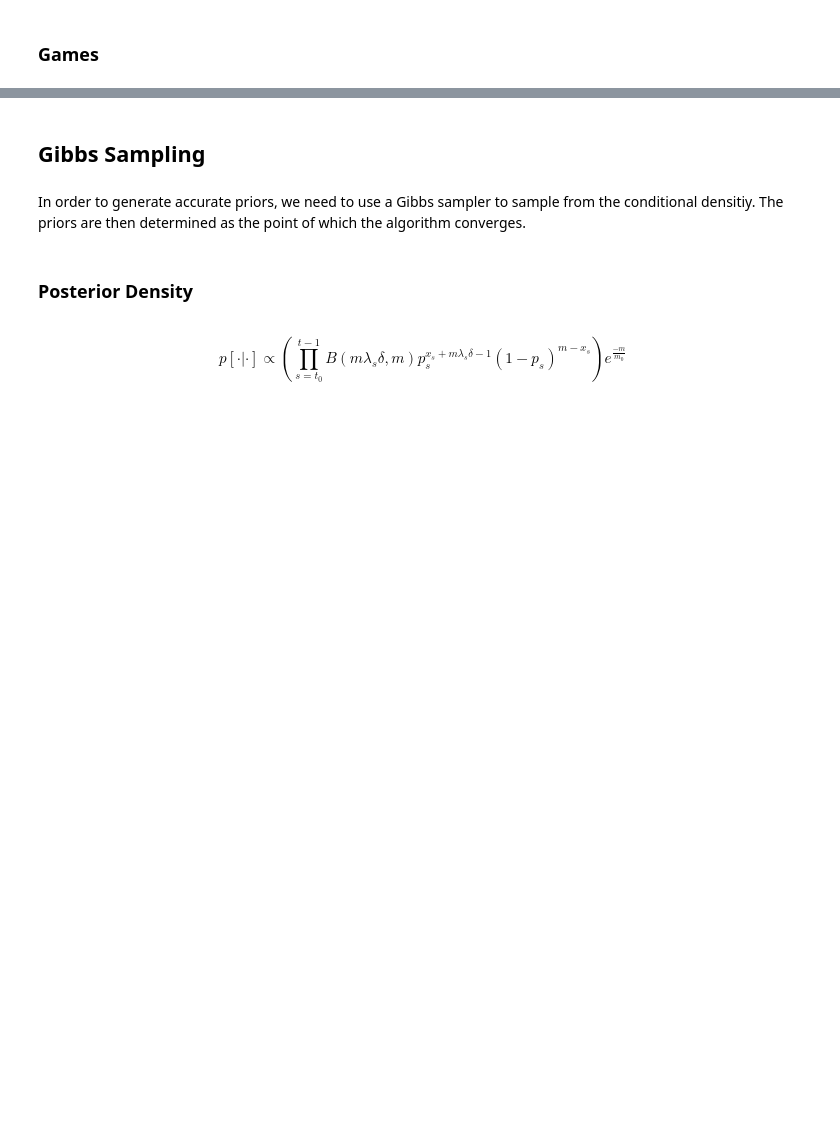
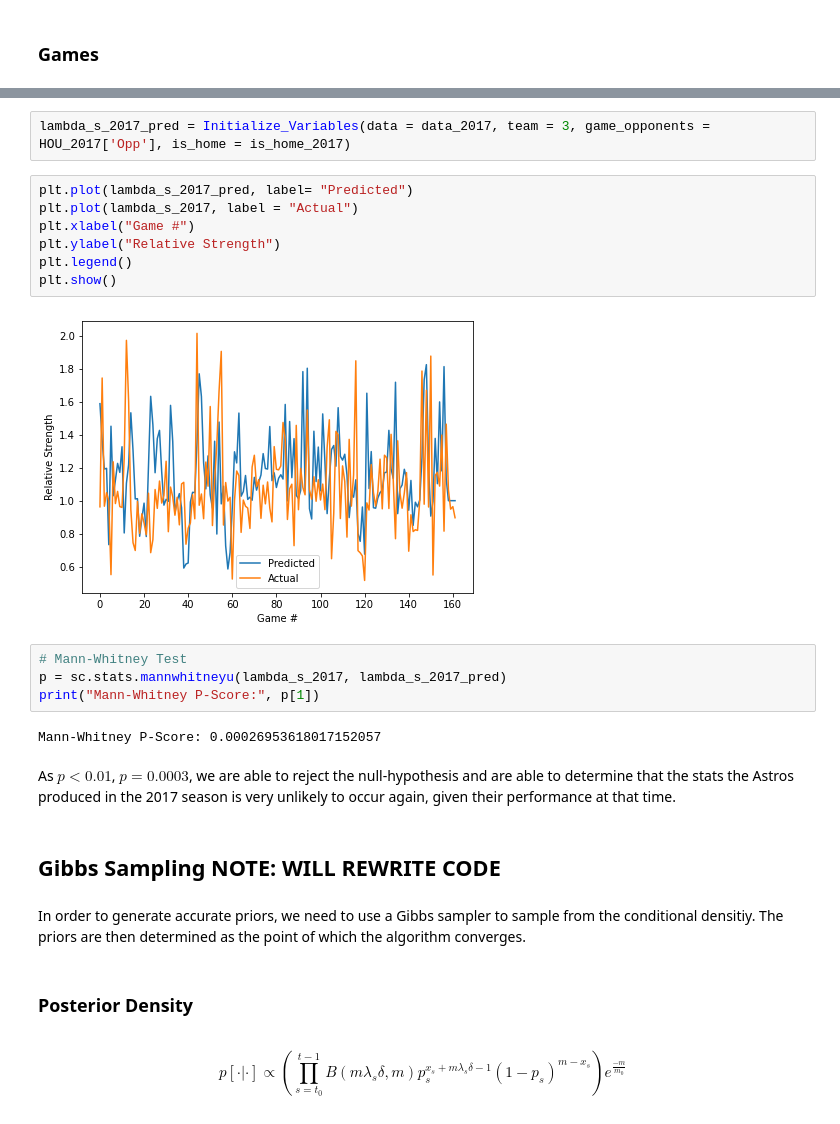
Before and after one commit to nicholas-greger/astros-project, a Jupyter notebook: Model/Bayesian Modeling.ipynb, the cells around one changed output, grey strips where cells are left out. Drawn from its saved outputs; the diff is of its cells as text; blank space fills up the shorter version.

```diff
--- a/Model/Bayesian Modeling.ipynb
+++ b/Model/Bayesian Modeling.ipynb
@@ -318,5 +486,24 @@ Calculating hyperparameters...
+# %%
+lambda_s_2017_pred = Initialize_Variables(data = data_2017, team = 3, game_opponents = HOU_2017['Opp'], is_home = is_home_2017)
+# %%
+plt.plot(lambda_s_2017_pred, label= "Predicted")
+plt.plot(lambda_s_2017, label = "Actual")
+plt.xlabel("Game #")
+plt.ylabel("Relative Strength")
+plt.legend()
+plt.show()
+# %% [output]
+[figure, added]
+# %%
+# Mann-Whitney Test
+p = sc.stats.mannwhitneyu(lambda_s_2017, lambda_s_2017_pred)
+print("Mann-Whitney P-Score:", p[1])
+# %% [output]
+Mann-Whitney P-Score: 0.00026953618017152057
+# %% [markdown]
+As $p < 0.01$, $p = 0.0003$, we are able to reject the null-hypothesis and are able to determine that the stats the Astros produced in the 2017 season is very unlikely to occur again, given their performance at that time.
 # %% [markdown]
-## Gibbs Sampling
+## Gibbs Sampling NOTE: WILL REWRITE CODE
 # %% [markdown]
 In order to generate accurate priors, we need to use a Gibbs sampler to sample from the conditional densitiy. The priors are then determined as the point of which the algorithm converges.
 # %% [markdown]
```
Also changed, not shown: parts of 50 cells of this notebook.
